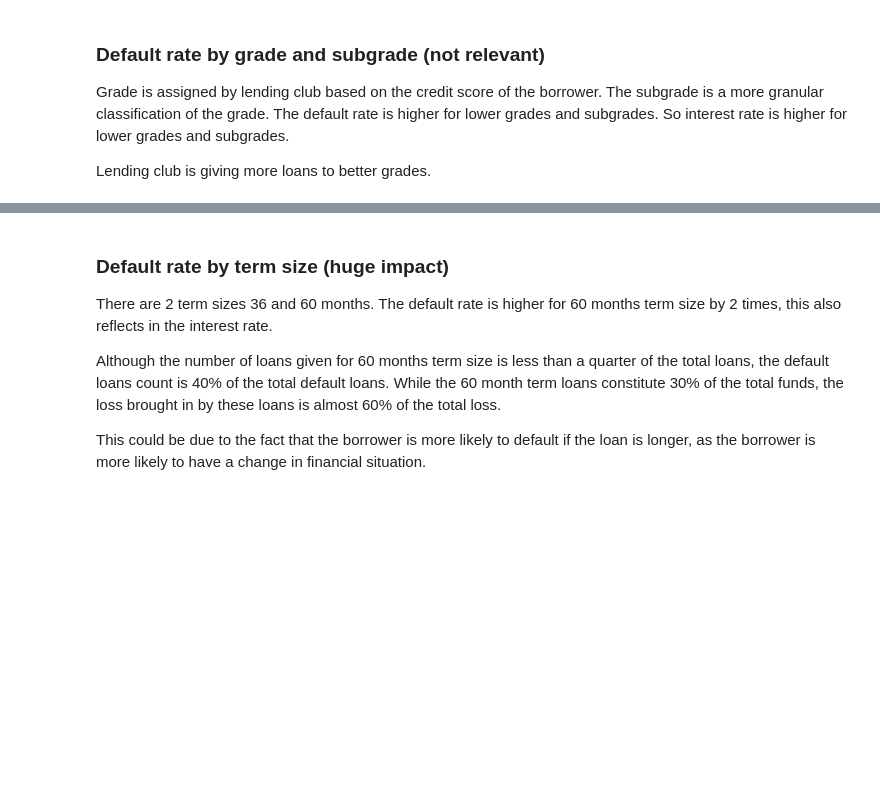
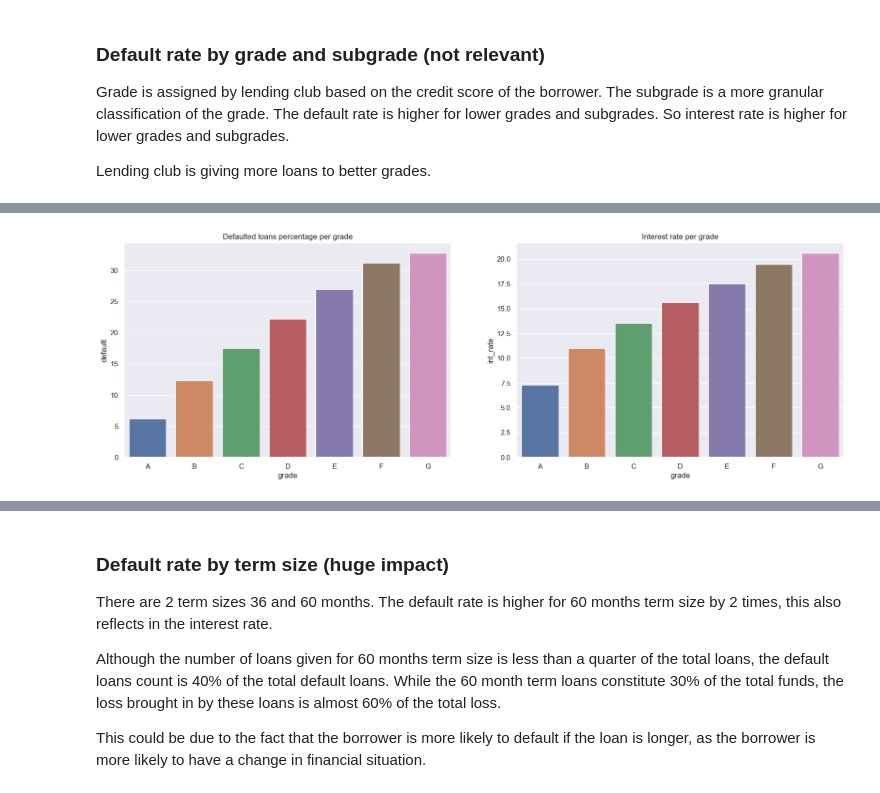
Before and after one commit to ChaitanyaVootla/LoanCaseStudy, a Jupyter notebook: Loan.ipynb, the cells around one changed output, grey strips where cells are left out. Cells and saved outputs as stored; diff of their text form; code cells hidden in the pictures; blank space fills up the shorter version.

```diff
--- a/Loan.ipynb
+++ b/Loan.ipynb
@@ -355,6 +379,7 @@ def remove_outliers(df, column):
 loans = remove_outliers(loans, 'loan_amnt')
 loans = remove_outliers(loans, 'funded_amnt')
 loans = remove_outliers(loans, 'annual_inc')
+loans = remove_outliers(loans, 'int_rate')
 
 # calculate percentage of data removed
 print("Percentage of data removed: ", round((1 - len(loans)/raw_raw_count) * 100, 2), "%")
@@ -389,8 +405,8 @@ loans['term_num'] = loans['term'].apply(lambda x: int(x.split()[0]))
 # convert issue_d to datetime
 # Added in Standardising Data Section & 'issue_month',  'issue_year' are not considered in the new refined data
 # loans['issue_d'] = pd.to_datetime(loans['issue_d'], format='%b-%y')
-# loans['issue_month'] = loans['issue_d'].dt.month
-# loans['issue_year'] = loans['issue_d'].dt.year
+loans['issue_month'] = loans['issue_d'].dt.month
+loans['issue_year'] = loans['issue_d'].dt.year
 
 # convert loan grade to numeric
 loans['grade_num'] = loans['grade'].map({'A': 1, 'B': 2, 'C': 3, 'D': 4, 'E': 5, 'F': 6, 'G': 7})
@@ -417,5 +433,3 @@ loans['sub_grade_num'] = loans['sub_grade'].map({'A1': 1, 'A2': 2, 'A3': 3, 'A4'
 # Added in Standardising Data Section
 # convert revol_util to numeric
 # loans['revol_util_num'] = loans['revol_util'].str.rstrip('%').astype('float')
-# %%
-loans = remove_outliers(loans, 'int_rate_num')
@@ -463,7 +488,7 @@ The margin of error could arise by different interest calculation methods, and r
 only 10 rows seem to be not correct, this could happen due to mid term changes in interest rate or any other reason. The rows are removed from the dataset.
 # %%
 # print rows where calc_interest_rate is not equal to int_rate within 0.1% tolerance
-print("Number of loans that are not within the tolerance", len(loans[(loans['calc_interest_rate'] - loans['int_rate_num']).abs() > 0.1]))
+print("Number of loans that are not within the tolerance", len(loans[(loans['calc_interest_rate'] - loans['int_rate']).abs() > 0.1]))
 
 # drop rows where calc_interest_rate is not equal to int_rate within 0.1% tolerance
-loans = loans[(loans['calc_interest_rate'] - loans['int_rate_num']).abs() <= 0.1]
+loans = loans[(loans['calc_interest_rate'] - loans['int_rate']).abs() <= 0.1]
@@ -523,17 +562,19 @@ plt.show()
 # %%
 fig, (ax1, ax2) = plt.subplots(1, 2, figsize=(20, 6))
 
 # draw line chart of defaulted loans percentage per grade
 default_rate = loans.groupby(['grade']).agg({'default': 'mean'}).reset_index()
 sns.barplot(x='grade', y='default', data=default_rate, ax=ax1)
 ax1.set_title('Defaulted loans percentage per grade')
 
 # draw interest rate per grade
-interest_rate = loans.groupby(['grade']).agg({'int_rate_num': 'mean'}).reset_index()
-sns.barplot(x='grade', y='int_rate_num', data=interest_rate, ax=ax2)
+interest_rate = loans.groupby(['grade']).agg({'int_rate': 'mean'}).reset_index()
+sns.barplot(x='grade', y='int_rate', data=interest_rate, ax=ax2)
 ax2.set_title('Interest rate per grade')
 
 plt.show()
+# %% [output]
+[figure, added]
 # %%
 # plot default rate by sub grade
 plt.figure(figsize=(20, 6))
```
Also changed, not shown: parts of 48 cells of this notebook.
